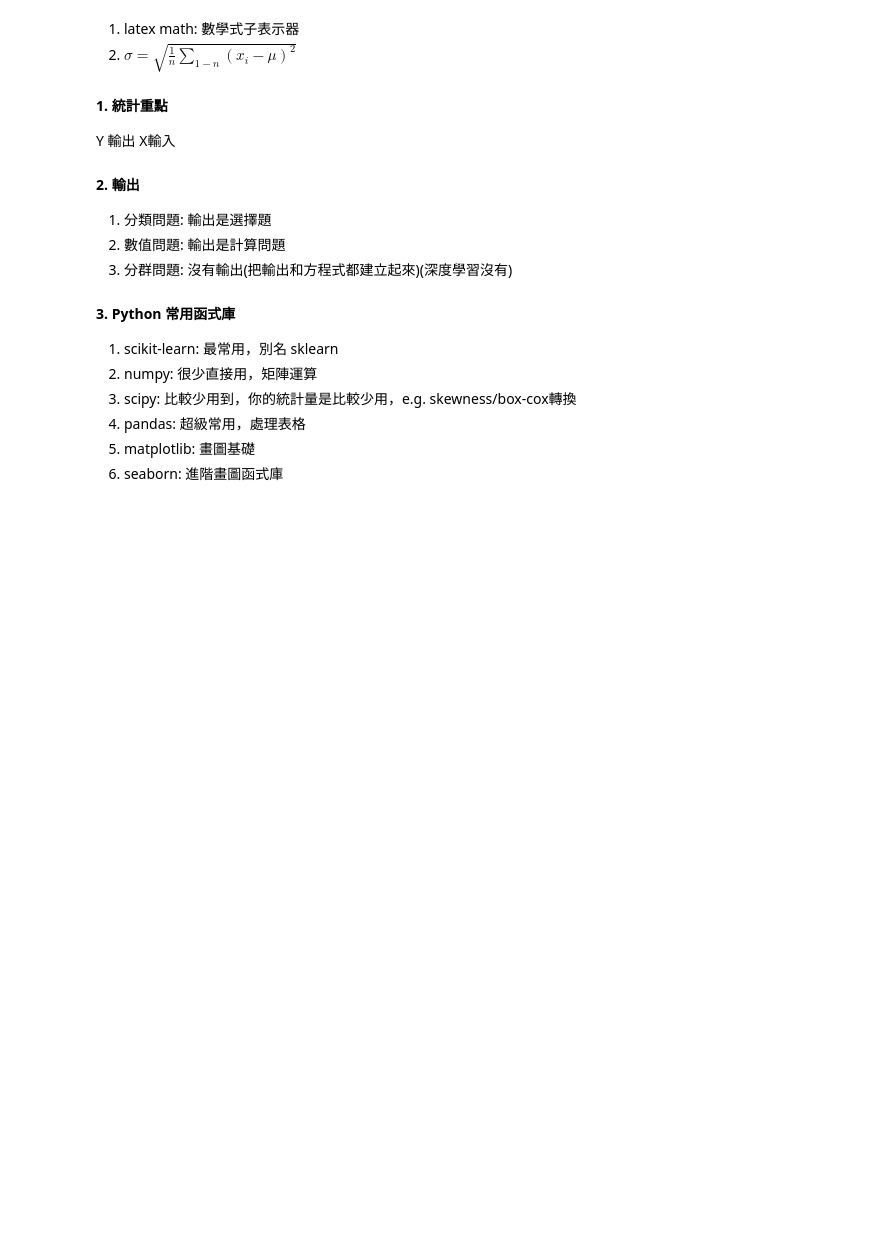
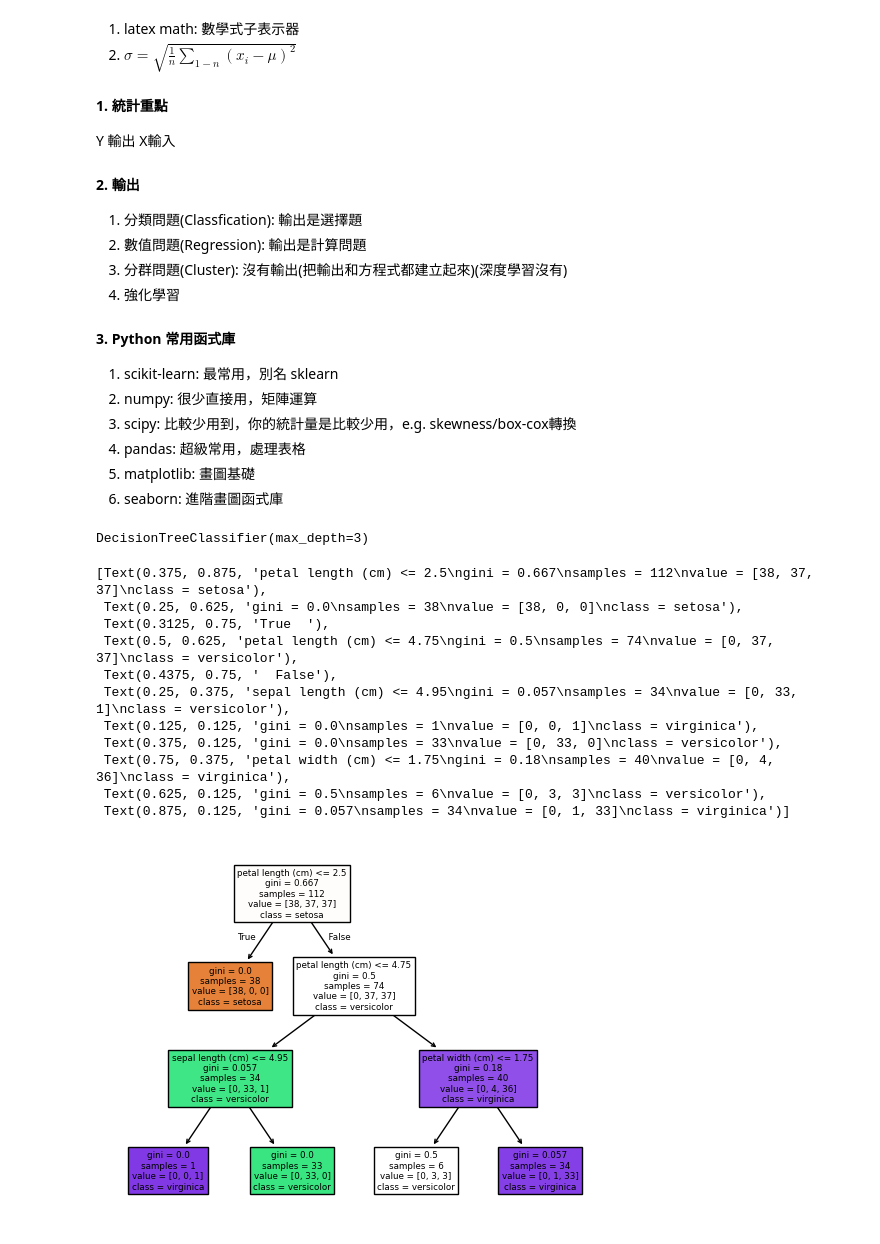
Before and after one commit to RyuZULi/Python_AI, a Jupyter notebook: 260706.ipynb, the cells around one changed output. Drawn from its saved outputs; the diff is of its cells as text; code cells hidden in the pictures; blank space fills up the shorter version.

```diff
--- a/260706.ipynb
+++ b/260706.ipynb
@@ -7,10 +7,10 @@
 #### 1. 統計重點
 Y 輸出 X輸入
 #### 2. 輸出
-1. 分類問題: 輸出是選擇題
-2. 數值問題: 輸出是計算問題
-3. 分群問題: 沒有輸出(把輸出和方程式都建立起來)(深度學習沒有)
-
+1. 分類問題(Classfication): 輸出是選擇題
+2. 數值問題(Regression): 輸出是計算問題
+3. 分群問題(Cluster): 沒有輸出(把輸出和方程式都建立起來)(深度學習沒有)
+4. 強化學習
 
 #### 3. Python 常用函式庫
 1. scikit-learn: 最常用，別名 sklearn
@@ -62,4 +62,35 @@ train_test_split([1,2,3,4],
 
 x = df.drop("target",axis=1)
 y = df["target"]
-train_test_split(x,y,test_size=0.25)
+x_train,x_test,y_train,y_test = train_test_split(x,y,test_size=0.25)
+# %%
+#step 4 建立模型
+from sklearn.tree import DecisionTreeClassifier
+
+# 過擬合: 任何模型都要防止，防止過度學習資料
+# 因為過度學習資料，通常反而會在現實資料表現得很差
+# 調參數大部分時候就是為了控制擬合度
+clf = DecisionTreeClassifier(max_depth=3)
+# fit是訓練的意思
+clf.fit(x_train,y_train)
+# %% [output]
+DecisionTreeClassifier(max_depth=3)
+# %%
+from sklearn.tree import plot_tree
+plot_tree(clf,
+          feature_names= x.columns,
+          filled=True,
+          class_names=data["target_names"])
+# %% [output]
+[Text(0.375, 0.875, 'petal length (cm) <= 2.5\ngini = 0.667\nsamples = 112\nvalue = [38, 37, 37]\nclass = setosa'),
+ Text(0.25, 0.625, 'gini = 0.0\nsamples = 38\nvalue = [38, 0, 0]\nclass = setosa'),
+ Text(0.3125, 0.75, 'True  '),
+ Text(0.5, 0.625, 'petal length (cm) <= 4.75\ngini = 0.5\nsamples = 74\nvalue = [0, 37, 37]\nclass = versicolor'),
+ Text(0.4375, 0.75, '  False'),
+ Text(0.25, 0.375, 'sepal length (cm) <= 4.95\ngini = 0.057\nsamples = 34\nvalue = [0, 33, 1]\nclass = versicolor'),
+ Text(0.125, 0.125, 'gini = 0.0\nsamples = 1\nvalue = [0, 0, 1]\nclass = virginica'),
+ Text(0.375, 0.125, 'gini = 0.0\nsamples = 33\nvalue = [0, 33, 0]\nclass = versicolor'),
+ Text(0.75, 0.375, 'petal width (cm) <= 1.75\ngini = 0.18\nsamples = 40\nvalue = [0, 4, 36]\nclass = virginica'),
+ Text(0.625, 0.125, 'gini = 0.5\nsamples = 6\nvalue = [0, 3, 3]\nclass = versicolor'),
+ Text(0.875, 0.125, 'gini = 0.057\nsamples = 34\nvalue = [0, 1, 33]\nclass = virginica')]
+[figure, added]
```
Also changed, not shown: parts of 2 cells of this notebook.
